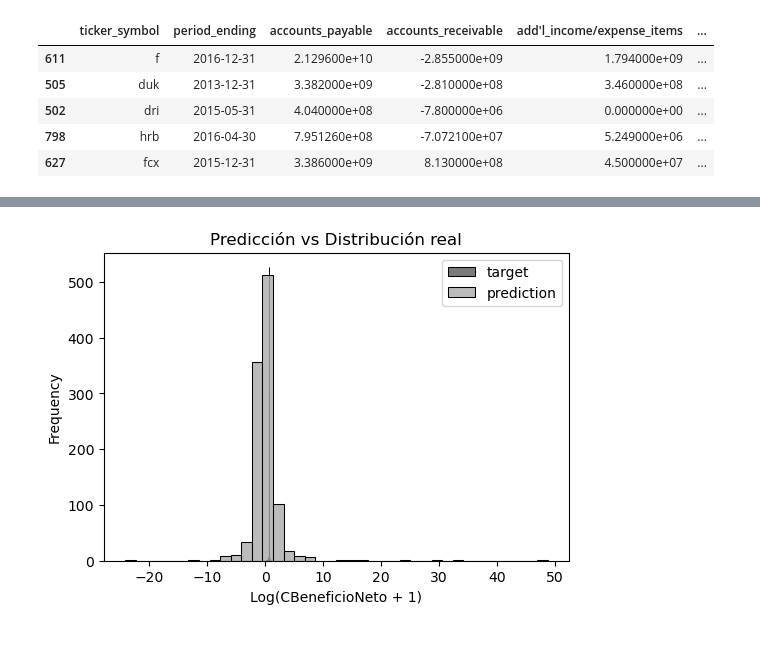
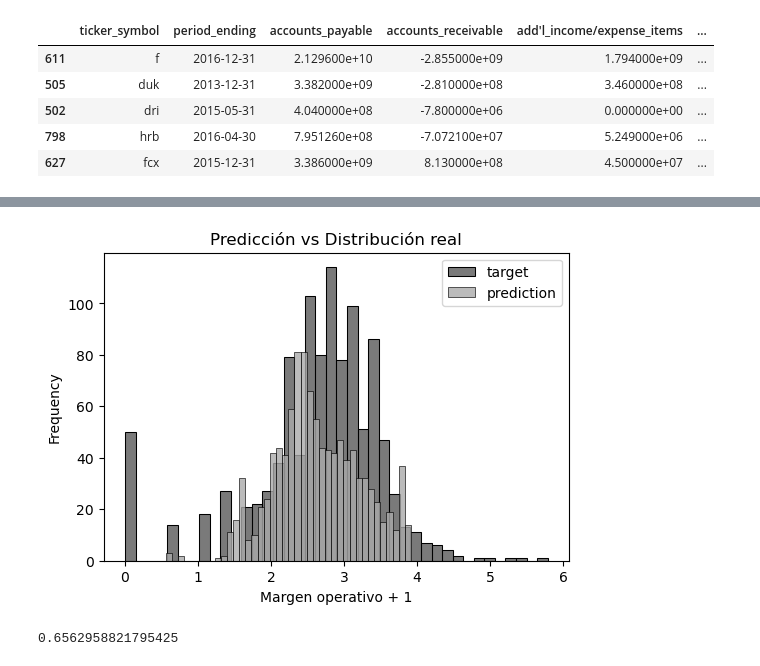
Before and after one commit to jose-prieto/DataScienceCourseTasks, a Jupyter notebook: Task #6 - Results/Entregable 6/Cuarta práctica que empieza donde terminó la segunda.ipynb, the cells around one changed output, grey strips where cells are left out. Cells and saved outputs as stored; diff of their text form; code cells hidden in the pictures.

```diff
--- a/Task #6 - Results/Entregable 6/Cuarta práctica que empieza donde terminó la segunda.ipynb
+++ b/Task #6 - Results/Entregable 6/Cuarta práctica que empieza donde terminó la segunda.ipynb
@@ -175,7 +173,3 @@ for_year                                               173
 earnings_per_share                                     219
 estimated_shares_outstanding                           219
 dtype: int64
-# %%
-#Procedemos a crear una nueva columna con el cáculo anteriormente mencionado
-bolsa['beneficioNeto'] = bolsa['net_income'] / bolsa['total_revenue']
-bolsa.head()
@@ -363,24 +269,7 @@ df_train.head()
 | 798 | hrb | 2016-04-30 | 7.951260e+08 | -7.072100e+07 | 5.249000e+06 | ... |
 | 627 | fcx | 2015-12-31 | 3.386000e+09 | 8.130000e+08 | 4.500000e+07 | ... |
 # %%
-base = ['accounts_payable', 'accounts_receivable', 'add\'l_income/expense_items', 'after_tax_roe',
-        'capital_expenditures', 'capital_surplus', 'cash_ratio', 'cash_and_cash_equivalents',
-        'changes_in_inventories', 'common_stocks', 'cost_of_revenue', 'current_ratio', 'deferred_asset_charges',
-        'deferred_liability_charges', 'depreciation', 'earnings_before_interest_and_tax', 'earnings_before_tax',
-        'effect_of_exchange_rate', 'equity_earnings/loss_unconsolidated_subsidiary', 'fixed_assets', 'goodwill',
-        'gross_margin', 'gross_profit', 'income_tax', 'intangible_assets', 'interest_expense', 'inventory',
-        'investments', 'liabilities', 'long-term_debt', 'long-term_investments', 'minority_interest', 'misc._stocks',
-        'net_borrowings', 'net_cash_flow', 'net_cash_flow-operating', 'net_cash_flows-financing',
-        'net_cash_flows-investing', 'net_income', 'net_income_adjustments', 'net_income_applicable_to_common_shareholders',
-        'net_income-cont._operations', 'net_receivables', 'non-recurring_items', 'operating_income',
-        'operating_margin', 'other_assets', 'other_current_assets', 'other_current_liabilities',
-        'other_equity', 'other_financing_activities', 'other_investing_activities', 'other_liabilities',
-        'other_operating_activities', 'other_operating_items', 'pre-tax_margin', 'pre-tax_roe', 'profit_margin',
-        'quick_ratio', 'research_and_development', 'retained_earnings', 'sale_and_purchase_of_stock',
-        'sales,_general_and_admin.', 'short-term_debt_/_current_portion_of_long-term_debt', 'short-term_investments',
-        'total_assets', 'total_current_assets', 'total_current_liabilities', 'total_equity', 'total_liabilities',
-        'total_liabilities_&_equity', 'total_revenue', 'treasury_stock', 'for_year', 'earnings_per_share',
-        'estimated_shares_outstanding']
+base = ['gross_margin', 'research_and_development', 'total_revenue', 'total_assets', 'total_liabilities']
 # %%
 def prepare_X(df):
     df_num = df[base]
@@ -431,15 +308,15 @@ array([-0.31057072, -0.33382109, -2.46480105, ...,  1.9502894 ,
 # %%
 plt.figure(figsize=(6, 4))
 
 sns.histplot(y_train, label='target', color='#222222', alpha=0.6, bins=40)
 sns.histplot(y_pred, label='prediction', color='#aaaaaa', alpha=0.8, bins=40)
 
 plt.legend()
 
 plt.ylabel('Frequency')
-plt.xlabel('BeneficioNeto + 1')
+plt.xlabel('Margen operativo + 1')
 plt.title('Predicción vs Distribución real')
 
 plt.show()
 # %% [output]
-[figure, old version]
+[figure, new version]
@@ -445,0 +331,4 @@ plt.show()
+# %%
+margen_operativo(y_val, y_pred)
+# %% [output]
+0.6562958821795425
```
Also changed, not shown: parts of 22 cells of this notebook.
